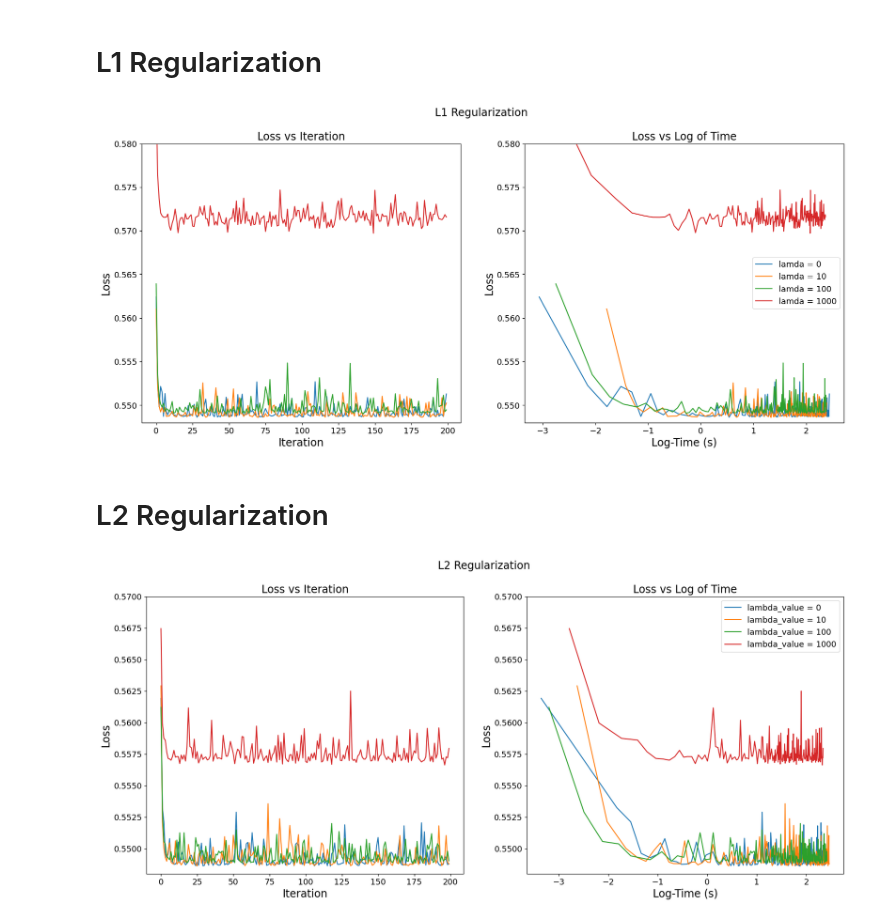
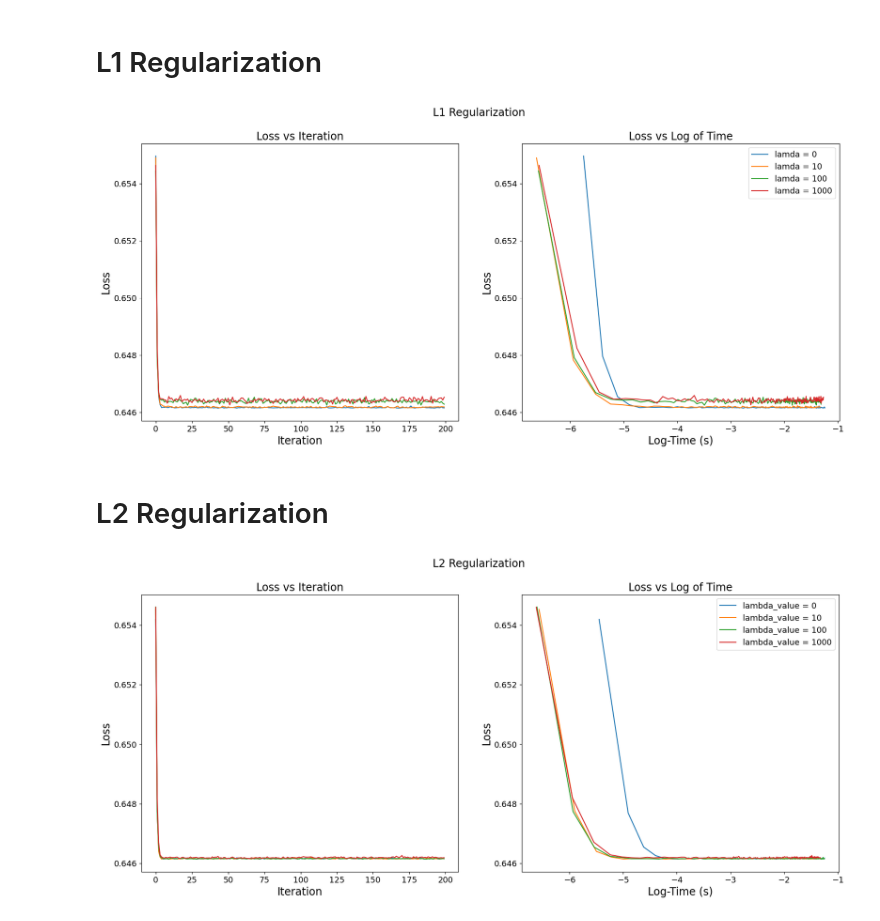
Before and after one commit to Bunrealbo/optimization-advange, a Jupyter notebook: nbs/Demo Mini-batch.ipynb, the cells around one changed output. Cells and saved outputs as stored; diff of their text form; code cells hidden in the pictures.

Commit message:
update mini-batch

```diff
--- a/nbs/Demo Mini-batch.ipynb
+++ b/nbs/Demo Mini-batch.ipynb
@@ -96,8 +96,8 @@ offset = 4
 from base import LogisticRegressionBatchGD
 from matplotlib import pyplot as plt
 
-batch_sizes = [2, 8, 32, 128]
-learning_rate = 0.01
+batch_sizes = [32, 64, 128, 256]
+learning_rate = 0.1
 num_iterations = 200
 regularization = "None"
 
@@ -192,10 +192,10 @@ fig, axs = plt.subplots(1, 2, figsize=(20, 8))
 fig.suptitle("L1 Regularization", fontsize=fontsize)
 
 # Set ylim for all subplots
-y_lb, y_ub = 0.548 ,0.58
+# y_lb, y_ub = 0.548 ,0.58
 
-axs[0].set_ylim(y_lb, y_ub)
-axs[1].set_ylim(y_lb, y_ub)
+# axs[0].set_ylim(y_lb, y_ub)
+# axs[1].set_ylim(y_lb, y_ub)
 
 # Plot loss vs iteration
 axs[0].set_title("Loss vs Iteration", fontsize=fontsize)
@@ -225,7 +225,7 @@ plt.savefig(file_path, format='png')
 
 plt.show()
 # %% [output]
-[figure, old version]
+[figure, new version]
 # %% [markdown]
 # L2 Regularization
 # %%
@@ -259,37 +259,37 @@ fig, axs = plt.subplots(1, 2, figsize=(20, 8))
 fig.suptitle("L2 Regularization", fontsize=fontsize)
 
 # Set ylim for all subplots
-y_lb, y_ub = 0.548 ,0.57
+# y_lb, y_ub = 0.548 ,0.57
 
-axs[0].set_ylim(y_lb, y_ub)
-axs[1].set_ylim(y_lb, y_ub)
+# axs[0].set_ylim(y_lb, y_ub)
+# axs[1].set_ylim(y_lb, y_ub)
 
 # Plot loss vs iteration
 axs[0].set_title("Loss vs Iteration", fontsize=fontsize)
 for lambda_value in lambda_values:
     axs[0].plot(loss_loggers[lambda_value], label=f"lambda_value = {lambda_value}")
 
 axs[0].set_xlabel("Iteration", fontsize=fontsize)
 axs[0].set_ylabel("Loss", fontsize=fontsize)
 axs[0].tick_params(axis='x', labelsize=fontsize - offset)
 axs[0].tick_params(axis='y', labelsize=fontsize - offset)
 # axs[0].legend()
 
 # Plot loss vs time
 axs[1].set_title("Loss vs Log of Time", fontsize=fontsize)
 for lambda_value in lambda_values:
     axs[1].plot(np.log(time_loggers[lambda_value]), loss_loggers[lambda_value], label=f"lambda_value = {lambda_value}")
 
 axs[1].set_xlabel("Log-Time (s)", fontsize=fontsize)
 axs[1].set_ylabel("Loss", fontsize=fontsize)
 axs[1].tick_params(axis='x', labelsize=fontsize - offset)
 axs[1].tick_params(axis='y', labelsize=fontsize - offset)
 axs[1].legend(fontsize=fontsize - offset)
 
 # Save image
 file_path = f"{folder_path}/bgd_loss_l2_regularization.png"
 plt.savefig(file_path, format='png')
 
 plt.show()
 # %% [output]
-[figure, old version]
+[figure, new version]
```
Also changed, not shown: parts of 1 cell of this notebook, 18 other files.
